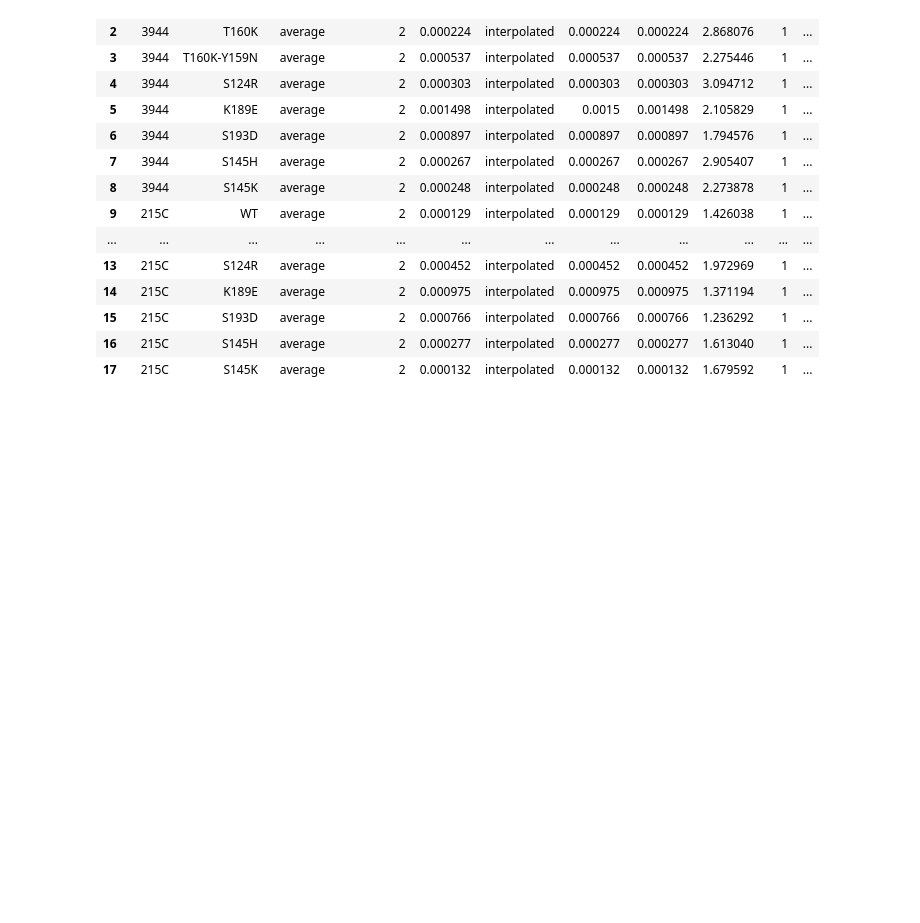
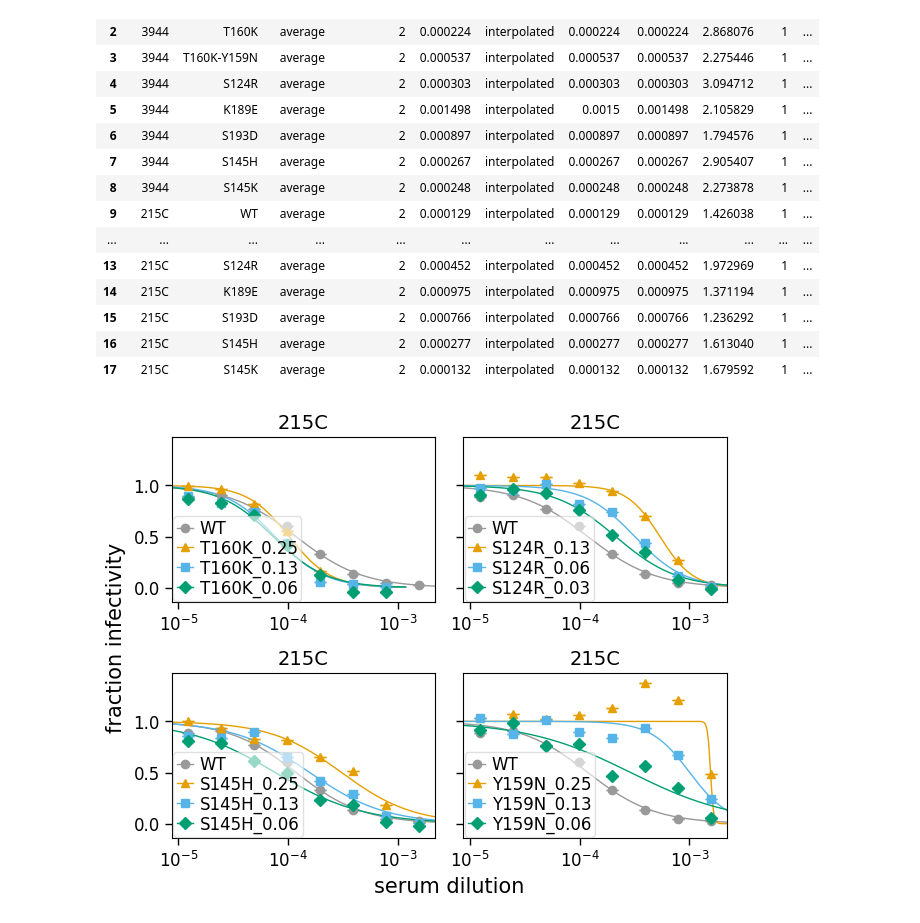
Before and after one commit to sorsinelli/flu_h3_hk19_dms_ic50, a Jupyter notebook: experiments/validations/serum_neut_curves.ipynb, the cells around one changed output. Drawn from its saved outputs; the diff is of its cells as text; code cells hidden in the pictures; blank space fills up the shorter version.

```diff
--- a/experiments/validations/serum_neut_curves.ipynb
+++ b/experiments/validations/serum_neut_curves.ipynb
@@ -187,0 +271,21 @@ serum_ic50
+# %%
+data = pd.read_csv('neut_data/230926_moi-curves-tidy_test.csv')
+data_2 = data.copy()
+data_2['replicate'] = 2
+data = pd.concat([data, data_2])
+
+data = data.loc[data['serum'] != '3944']
+
+# fit with neutcurve package
+fits = neutcurve.CurveFits(data)
+
+fig, axes = fits.plotSera(xlabel='serum dilution',
+                          max_viruses_per_subplot=4,
+                          ncol=2,
+                          sharex=False
+                         )
+
+bbox = matplotlib.transforms.Bbox([[0, 0], [7.5, 5.5]])
+plt.savefig('230926_moi-curves.pdf', bbox_inches=bbox)
+# %% [output]
+[figure, added]
```
Also changed, not shown: parts of 13 cells of this notebook, 11 other files.
